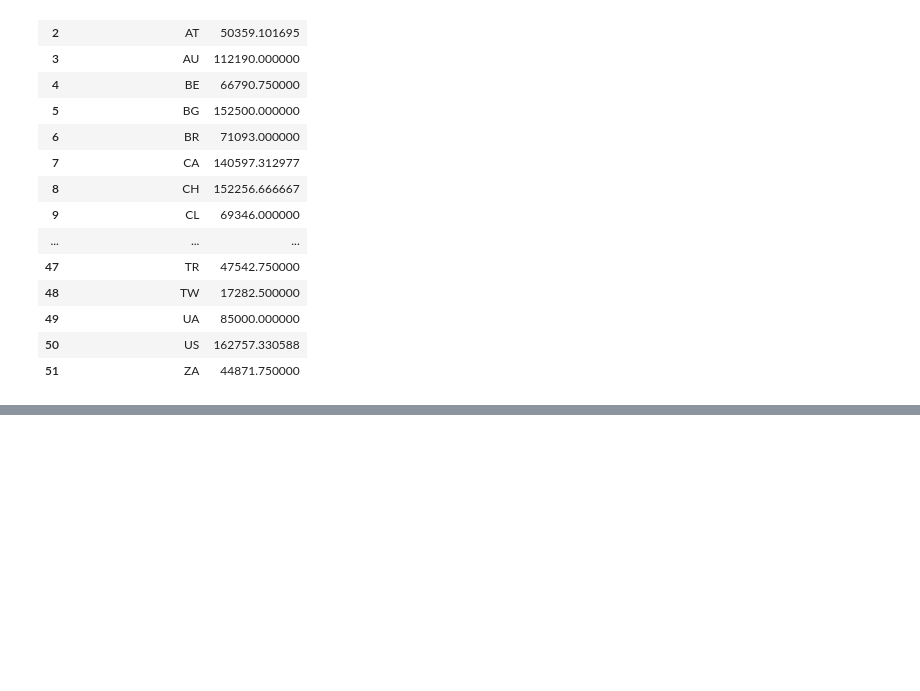
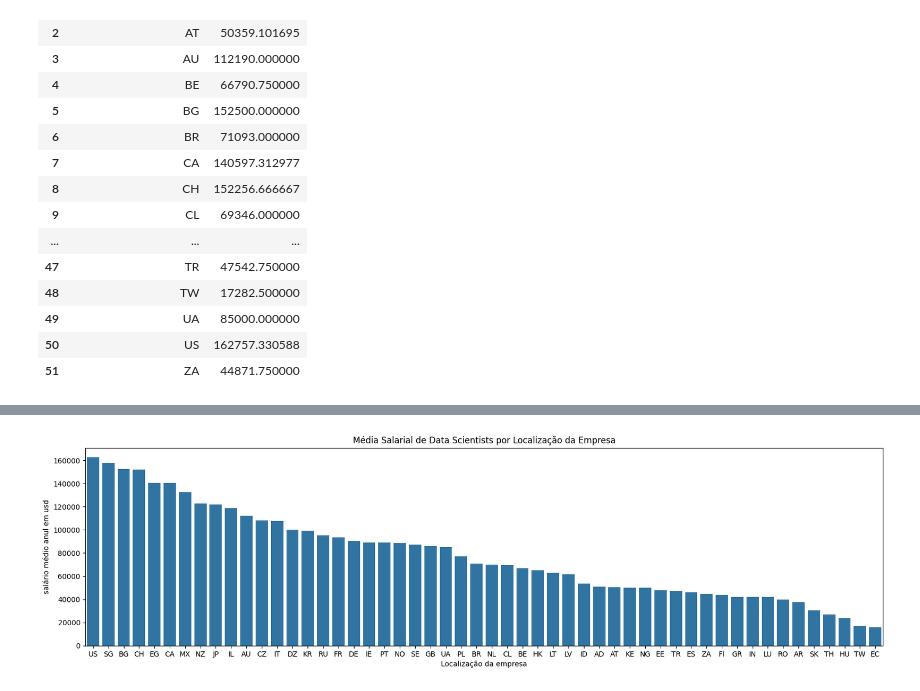
Before and after one commit to alvaroOpereira/imer_phyton, a Jupyter notebook: imersão_python.ipynb, the cells around one changed output, grey strips where cells are left out. Cells and saved outputs as stored; diff of their text form; code cells hidden in the pictures; blank space fills up the shorter version.

```diff
--- a/imersão_python.ipynb
+++ b/imersão_python.ipynb
@@ -655,3 +656,14 @@ fig = px.bar(avg_salary_ds_location, x='localização_da_empresa', y='salário_e
 fig.show()
 # %% [output]
 [interactive output not drawn]
+# %%
+#agora usando pyplot para os graficos aparecerem no github
+avg_salary_ds_location = df_ds.groupby('localização_da_empresa')['salário_em_usd'].mean().sort_values(ascending=False).reset_index()
+plt.figure(figsize=(20,5))
+sns.barplot(data = avg_salary_ds_location, x='localização_da_empresa', y='salário_em_usd')
+plt.title("Média Salarial de Data Scientists por Localização da Empresa")
+plt.xlabel("Localização da empresa")
+plt.ylabel("salário médio anul em usd")
+plt.show()
+# %% [output]
+[figure, added]
```
Also changed, not shown: parts of 1 cell of this notebook.
